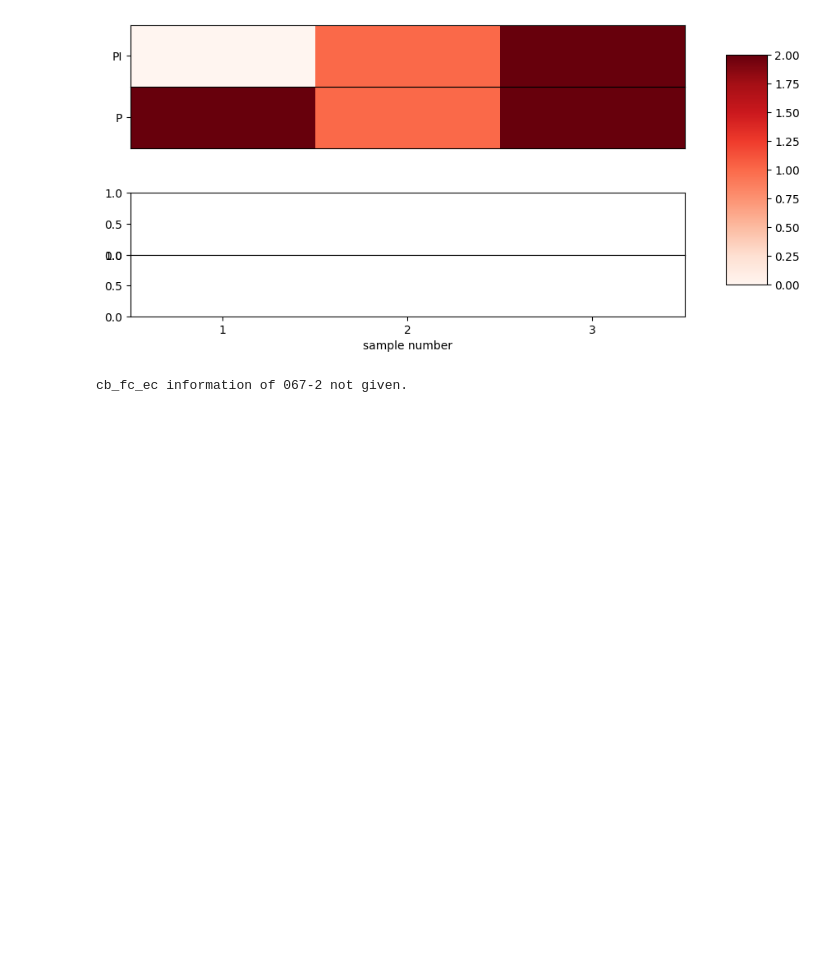
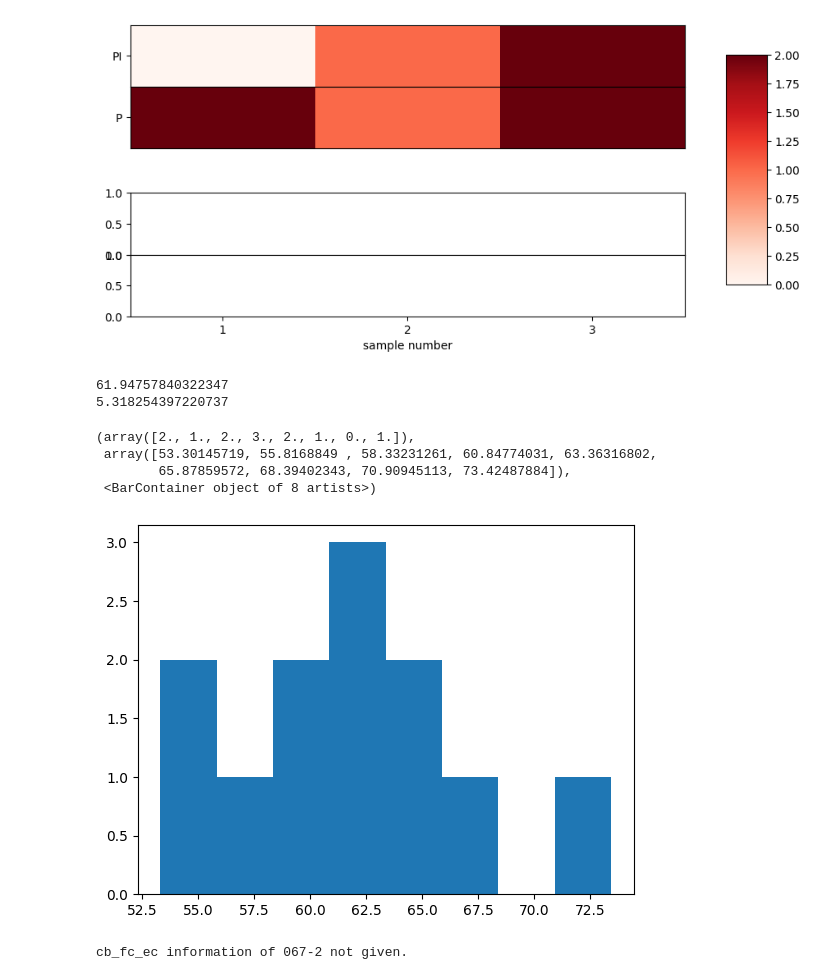
Before and after one commit to Janmorlock/PopEst, a Jupyter notebook: ScrapScript.ipynb, the cells around one changed output. Drawn from its saved outputs; the diff is of its cells as text; code cells hidden in the pictures; blank space fills up the shorter version.

```diff
--- a/ScrapScript.ipynb
+++ b/ScrapScript.ipynb
@@ -42,3 +35,24 @@ cbParam =
+# %%
+import numpy as np
+import matplotlib.pyplot as plt
+from CbData import CbData
+from CbDataParams import CbDataParam
+
+data_name = '081-3'
+cbParam = CbDataParam(data_name)
+cbData = CbData(cbParam)
+fc = [cbParam.cb_fc_ec[j][0] for j in range(cbParam.n_reactors)] + [cbParam.cb_fc_ec[j][1] for j in range(cbParam.n_reactors)]
+print(np.mean(fc))
+print(np.std(fc))
+plt.hist(fc, bins=8)
+# %% [output]
+61.94757840322347
+5.318254397220737
+(array([2., 1., 2., 3., 2., 1., 0., 1.]),
+ array([53.30145719, 55.8168849 , 58.33231261, 60.84774031, 63.36316802,
+        65.87859572, 68.39402343, 70.90945113, 73.42487884]),
+ <BarContainer object of 8 artists>)
+[figure, added]
 # %%
 import numpy as np
 import math
```
Also changed, not shown: parts of 2 cells of this notebook, 7 other files.
